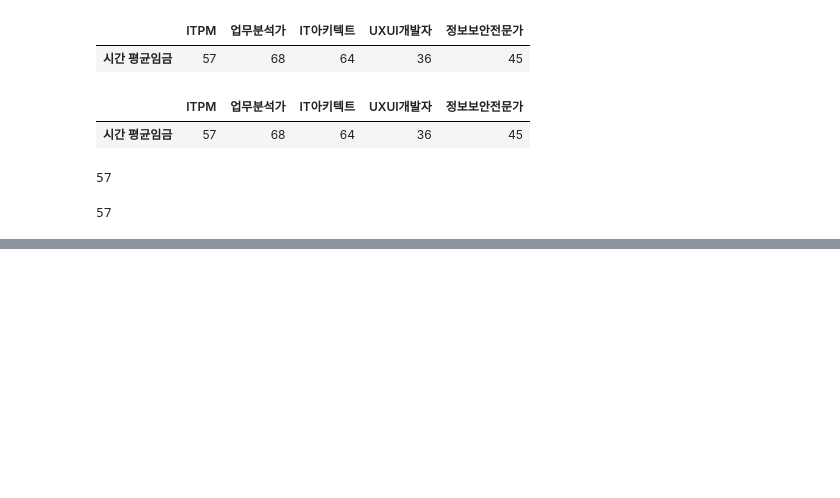
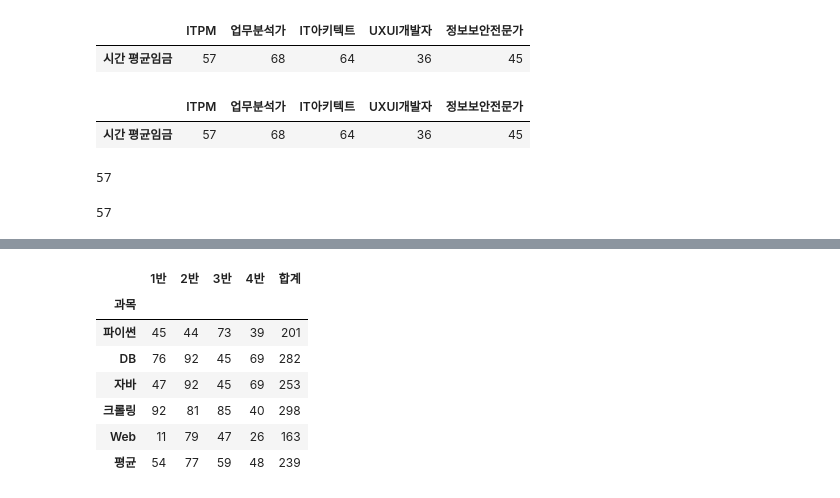
Before and after one commit to Rangbit/Python_study, a Jupyter notebook: Python Library/2.Pandas Library.ipynb, the cells around one changed output, grey strips where cells are left out. Cells and saved outputs as stored; diff of their text form; code cells hidden in the pictures; blank space fills up the shorter version.

```diff
--- a/Python Library/2.Pandas Library.ipynb
+++ b/Python Library/2.Pandas Library.ipynb
@@ -421,0 +704,13 @@ display(df2.iloc[0:2,2:4])
+# %%
+score.loc['평균'] = score.loc[:'Web'].mean(axis=0)
+score = score.astype(int)
+score
+# %% [output]
+|  | 1반 | 2반 | 3반 | 4반 | 합계 |
+| 과목 |  |  |  |  |  |
+| 파이썬 | 45 | 44 | 73 | 39 | 201 |
+| DB | 76 | 92 | 45 | 69 | 282 |
+| 자바 | 47 | 92 | 45 | 69 | 253 |
+| 크롤링 | 92 | 81 | 85 | 40 | 298 |
+| Web | 11 | 79 | 47 | 26 | 163 |
+| 평균 | 54 | 77 | 59 | 48 | 239 |
```
Also changed, not shown: parts of 41 cells of this notebook, 2 other files.
